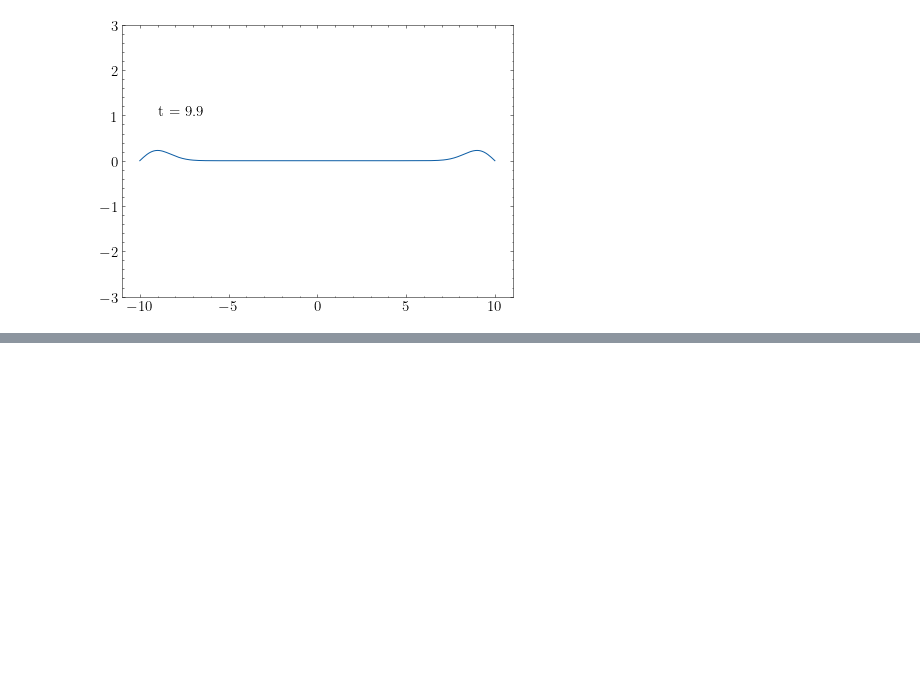
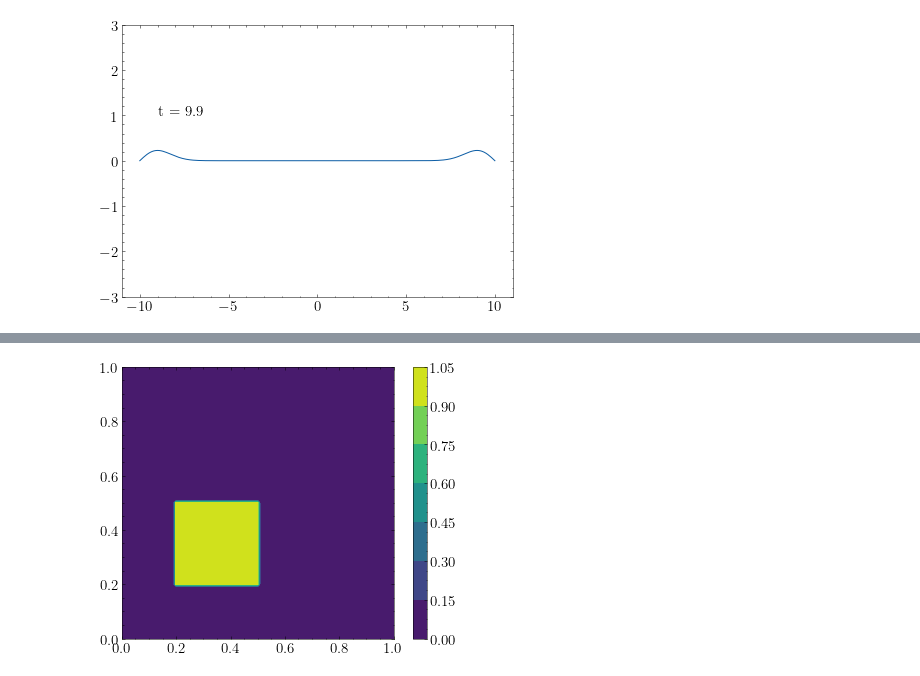
Before and after one commit to franklinzppa/fisica-computacional, a Jupyter notebook: Week 7 - Waves.ipynb, the cells around one changed output, grey strips where cells are left out. Saved outputs shown, nothing was run; the diff lists cells and outputs as text; code cells hidden in the pictures; blank space fills up the shorter version.

```diff
--- a/Week 7 - Waves.ipynb
+++ b/Week 7 - Waves.ipynb
@@ -160,0 +202,14 @@ array([[0., 0., 0., 0., 0., 0., 0., 0.],
+# %%
+# Defining a square with fixed potential
+
+def fixed_box(x, y):
+    box = (x >= 0.2) * (x <= 0.5) * (y >= 0.2) * (y <= 0.5)
+    not_box = np.invert(box)
+    return np.select([box, not_box], [1.0, 0.0])
+
+plt.contourf(xv, yv, fixed_box(xv, yv))
+plt.axis('scaled')
+plt.colorbar()
+plt.show()
+# %% [output]
+[figure, added]
```
Also changed, not shown: parts of 9 cells of this notebook.
